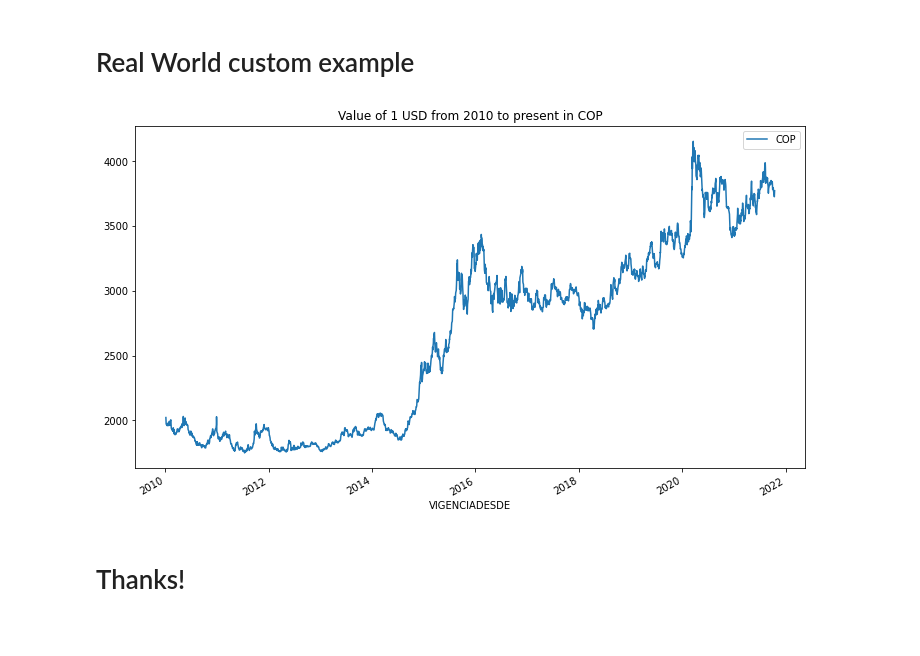
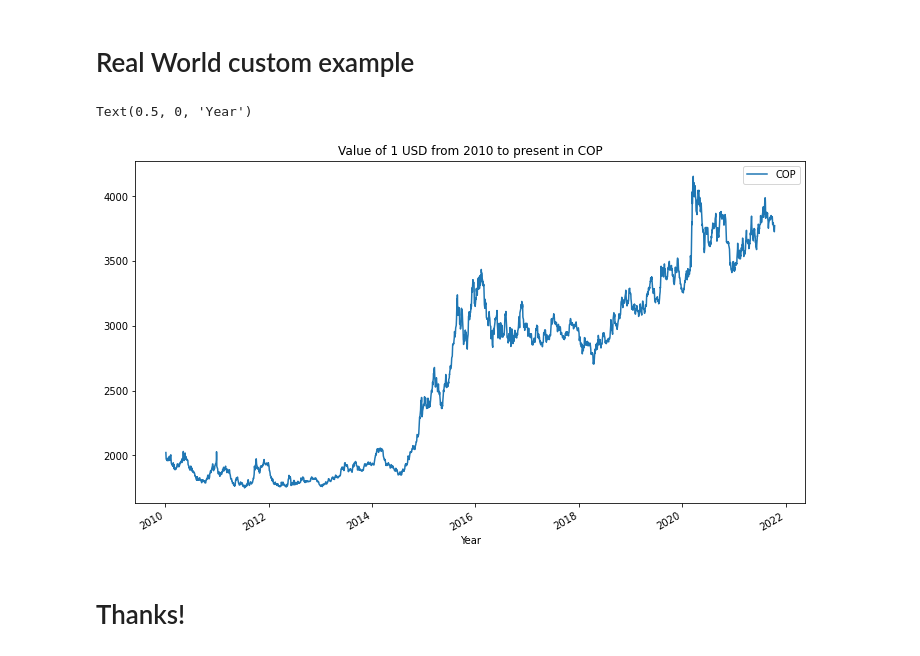
Before and after one commit to dmedinao11/AlgorithmsUN2021II, a Jupyter notebook: Lab2/dmedinao_ScottsSanderson.ipynb, the cells around one changed output. Drawn from its saved outputs; the diff is of its cells as text; code cells hidden in the pictures.

```diff
--- a/Lab2/dmedinao_ScottsSanderson.ipynb
+++ b/Lab2/dmedinao_ScottsSanderson.ipynb
@@ -1030,13 +1030,15 @@ ax.set_xticklabels(ax.get_xticklabels(), rotation=45);
 # %%
 from datetime import datetime
 dateparse = lambda x: datetime.strptime(x, '%d/%m/%Y')
 
 tcr = pd.read_csv('tcr_cop.csv', parse_dates=["VIGENCIADESDE"], usecols=["VIGENCIADESDE","VALOR"], date_parser=dateparse, index_col="VIGENCIADESDE")
 tcr = tcr.loc['2010-01-01':]
 tcr = tcr.rename(columns={"VIGENCIADESDE":"Year", "VALOR":"COP"})
 tcr.plot()
 plt.gca().set_title("Value of 1 USD from 2010 to present in COP");
+plt.xlabel("Year")
 # %% [output]
+Text(0.5, 0, 'Year')
-[figure, old version]
+[figure, new version]
 # %% [markdown]
 # Thanks!
```
